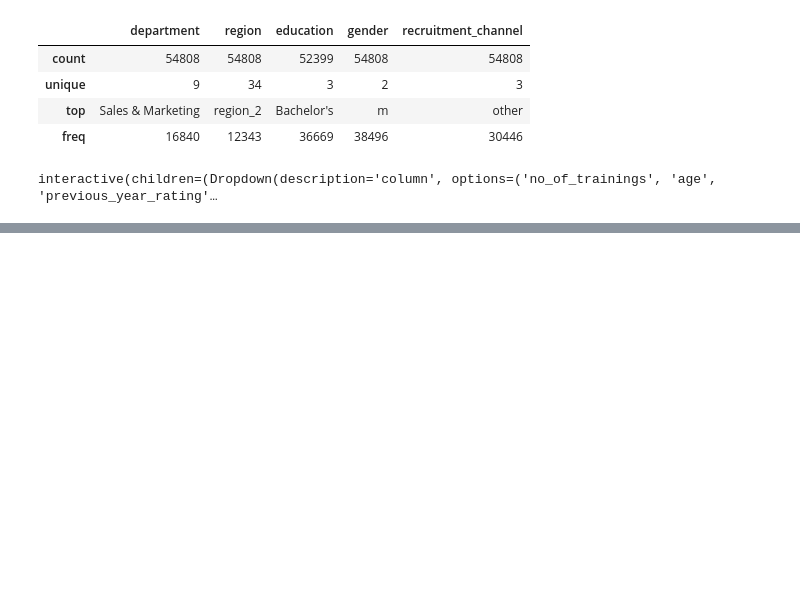
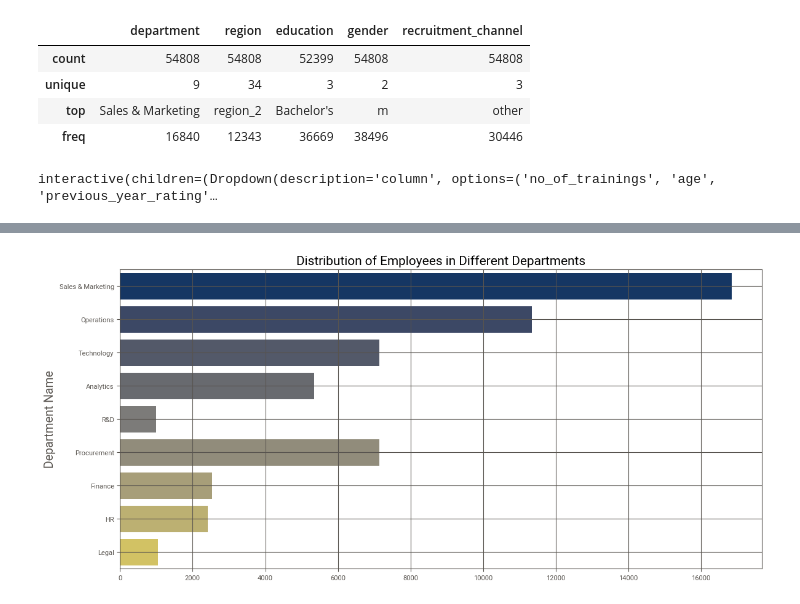
Before and after one commit to prakash079/Employee-Promotion-Predictor, a Jupyter notebook: employee_promotion_predictor.ipynb, the cells around one changed output, grey strips where cells are left out. Saved outputs shown, nothing was run; the diff lists cells and outputs as text; code cells hidden in the pictures; blank space fills up the shorter version.

```diff
--- a/employee_promotion_predictor.ipynb
+++ b/employee_promotion_predictor.ipynb
@@ -141,0 +219,12 @@ interactive(children=(Dropdown(description='column', options=('no_of_trainings',
+# %%
+# lets check different Departments
+
+plt.rcParams['figure.figsize'] = (12, 6)
+sns.countplot(y = train['department'], palette = 'cividis', orient = 'v')
+plt.xlabel('')
+plt.ylabel('Department Name')
+plt.title('Distribution of Employees in Different Departments', fontsize = 15)
+plt.grid()
+plt.show()
+# %% [output]
+[figure, added]
```
Also changed, not shown: parts of 10 cells of this notebook, 1 other file.
